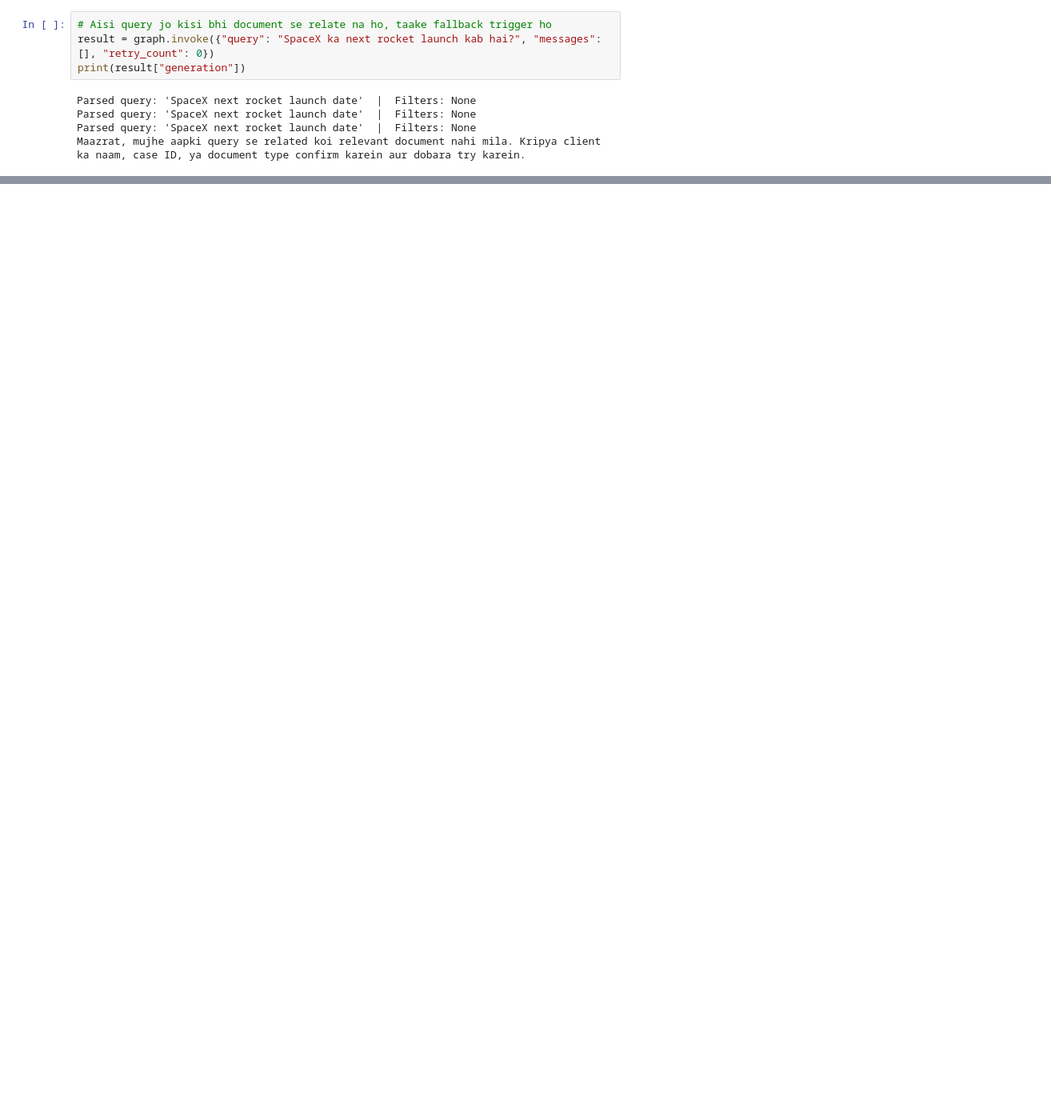
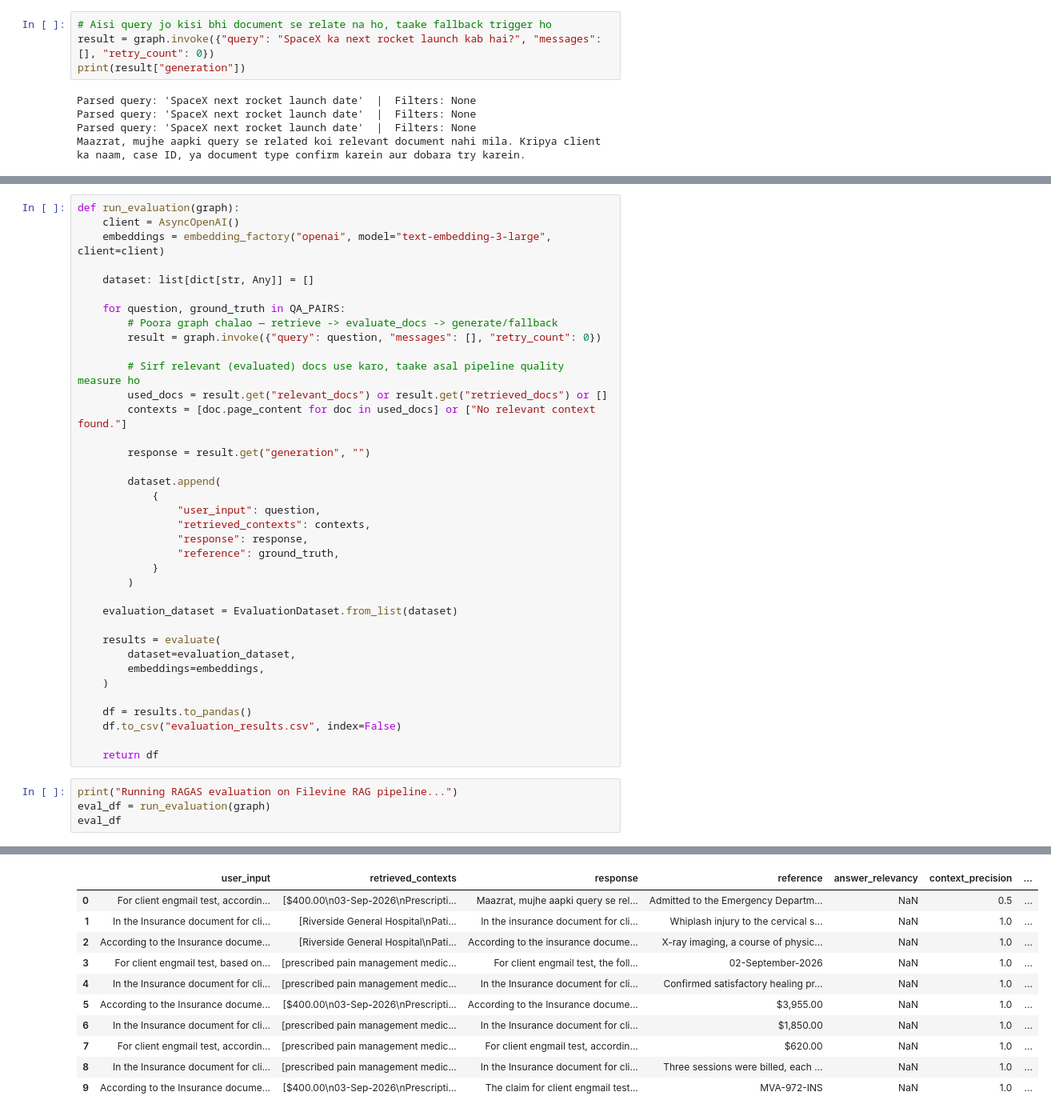
Before and after one commit to dartsoldev/Filevine_RAG, a Jupyter notebook: document_download.ipynb, the cells around one changed output, grey strips where cells are left out. Shown at 80% size. Cells and saved outputs as stored; diff of their text form; blank space fills up the shorter version.

Commit message:
Evalute the pipeline with RAGAS

```diff
--- a/document_download.ipynb
+++ b/document_download.ipynb
@@ -508,0 +562,42 @@ Maazrat, mujhe aapki query se related koi relevant document nahi mila. Kripya cl
+# %%
+def run_evaluation(graph):
+    client = AsyncOpenAI()
+    embeddings = embedding_factory("openai", model="text-embedding-3-large", client=client)
+
+    dataset: list[dict[str, Any]] = []
+
+    for question, ground_truth in QA_PAIRS:
+        # Poora graph chalao — retrieve -> evaluate_docs -> generate/fallback
+        result = graph.invoke({"query": question, "messages": [], "retry_count": 0})
+
+        # Sirf relevant (evaluated) docs use karo, taake asal pipeline quality measure ho
+        used_docs = result.get("relevant_docs") or result.get("retrieved_docs") or []
+        contexts = [doc.page_content for doc in used_docs] or ["No relevant context found."]
+
+        response = result.get("generation", "")
+
+        dataset.append(
+            {
+                "user_input": question,
+                "retrieved_contexts": contexts,
+                "response": response,
+                "reference": ground_truth,
+            }
+        )
+
+    evaluation_dataset = EvaluationDataset.from_list(dataset)
+
+    results = evaluate(
+        dataset=evaluation_dataset,
+        embeddings=embeddings,
+    )
+
+    df = results.to_pandas()
+    df.to_csv("evaluation_results.csv", index=False)
+
+    return df
+# %%
+print("Running RAGAS evaluation on Filevine RAG pipeline...")
+eval_df = run_evaluation(graph)
+eval_df
+# %% [output]
@@ -508,0 +635,11 @@ Maazrat, mujhe aapki query se related koi relevant document nahi mila. Kripya cl
+|  | user_input | retrieved_contexts | response | reference | answer_relevancy | context_precision | ... |
+| 0 | For client engmail test, accordin... | [$400.00\n03-Sep-2026\nPrescripti... | Maazrat, mujhe aapki query se rel... | Admitted to the Emergency Departm... | NaN | 0.5 | ... |
+| 1 | In the Insurance document for cli... | [Riverside General Hospital\nPati... | In the insurance document for cli... | Whiplash injury to the cervical s... | NaN | 1.0 | ... |
+| 2 | According to the Insurance docume... | [Riverside General Hospital\nPati... | According to the insurance docume... | X-ray imaging, a course of physic... | NaN | 1.0 | ... |
+| 3 | For client engmail test, based on... | [prescribed pain management medic... | For client engmail test, the foll... | 02-September-2026 | NaN | 1.0 | ... |
+| 4 | In the Insurance document for cli... | [prescribed pain management medic... | In the Insurance document for cli... | Confirmed satisfactory healing pr... | NaN | 1.0 | ... |
+| 5 | According to the Insurance docume... | [$400.00\n03-Sep-2026\nPrescripti... | According to the Insurance docume... | $3,955.00 | NaN | 1.0 | ... |
+| 6 | In the Insurance document for cli... | [prescribed pain management medic... | In the Insurance document for cli... | $1,850.00 | NaN | 1.0 | ... |
+| 7 | For client engmail test, accordin... | [prescribed pain management medic... | For client engmail test, accordin... | $620.00 | NaN | 1.0 | ... |
+| 8 | In the Insurance document for cli... | [prescribed pain management medic... | In the Insurance document for cli... | Three sessions were billed, each ... | NaN | 1.0 | ... |
+| 9 | According to the Insurance docume... | [$400.00\n03-Sep-2026\nPrescripti... | The claim for client engmail test... | MVA-972-INS | NaN | 1.0 | ... |
```
Also changed, not shown: parts of 5 cells of this notebook, 15 other files.
